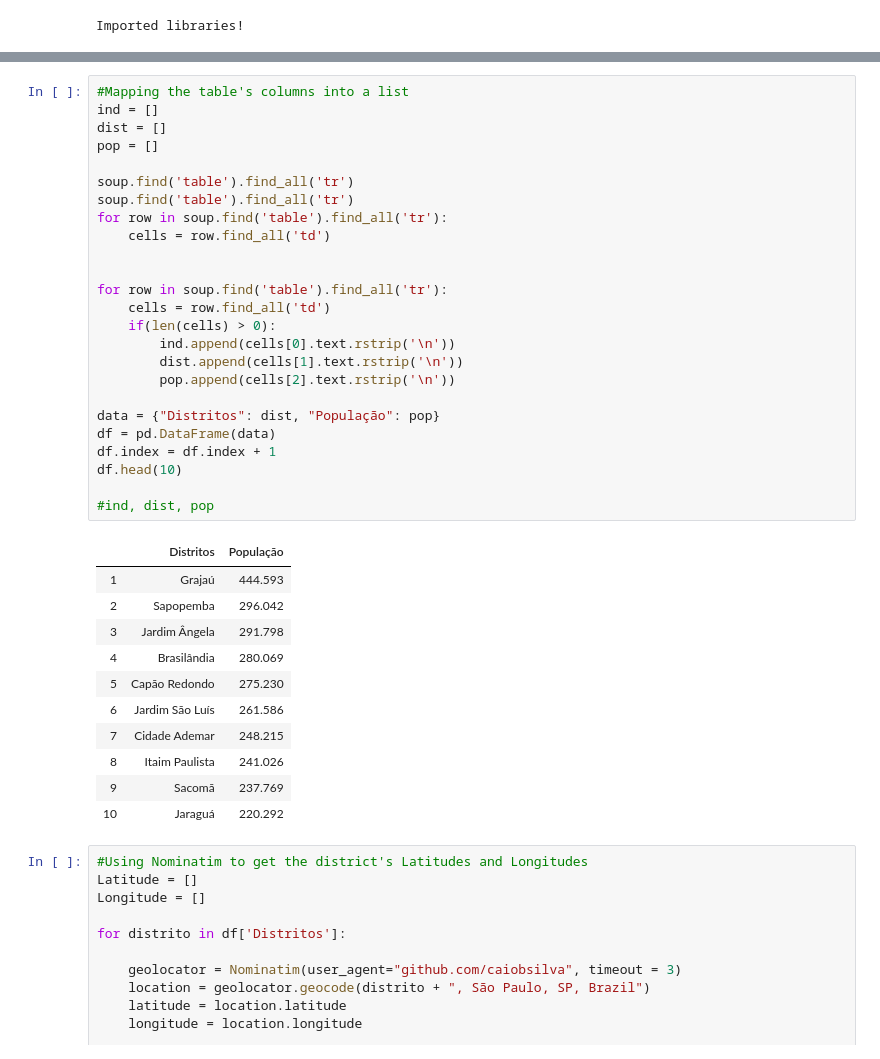
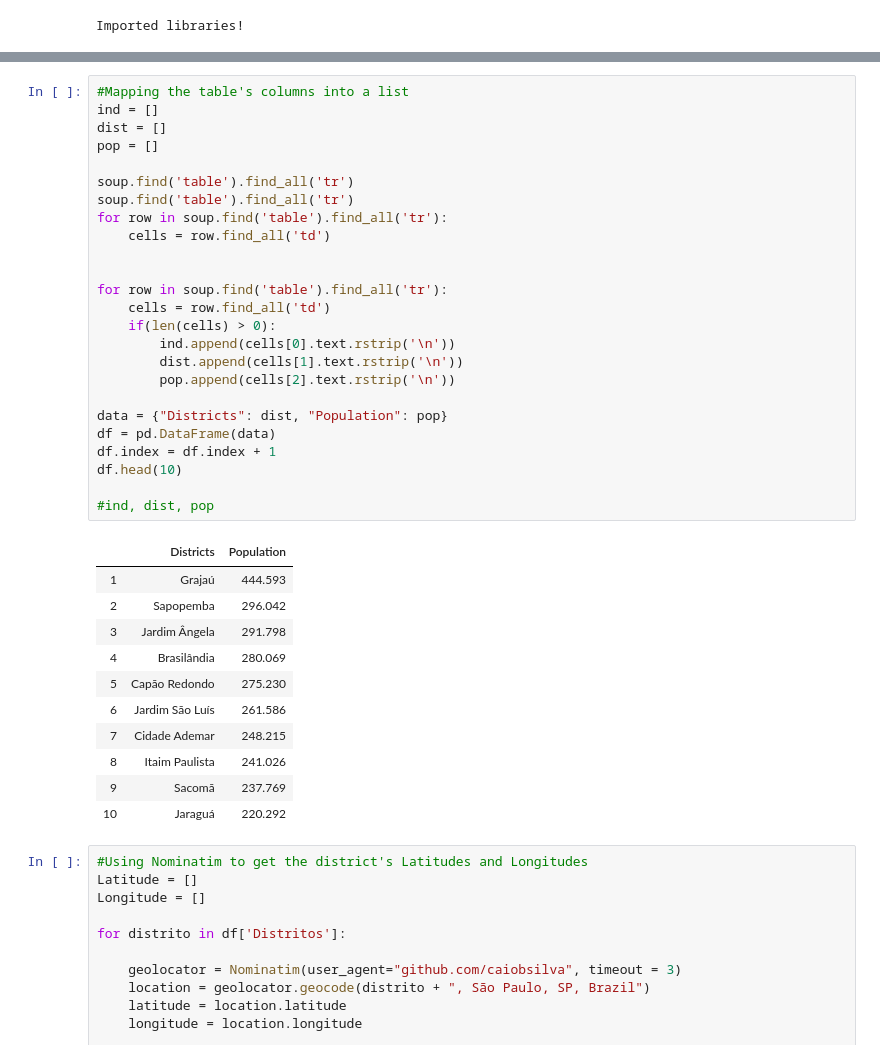
Before and after one commit to caiobsilva/Sao-Paulo.json, a Jupyter notebook: res/saopaulo_districts.ipynb, the cells around one changed output, grey strips where cells are left out. Cells and saved outputs as stored; diff of their text form.

```diff
--- a/res/saopaulo_districts.ipynb
+++ b/res/saopaulo_districts.ipynb
@@ -39,30 +39,30 @@ print(soup.prettify())
 # %%
 #Mapping the table's columns into a list
 ind = []
 dist = []
 pop = []
 
 soup.find('table').find_all('tr')
 soup.find('table').find_all('tr')
 for row in soup.find('table').find_all('tr'):
     cells = row.find_all('td')
 
 
 for row in soup.find('table').find_all('tr'):
     cells = row.find_all('td')
     if(len(cells) > 0):
         ind.append(cells[0].text.rstrip('\n'))
         dist.append(cells[1].text.rstrip('\n'))
         pop.append(cells[2].text.rstrip('\n'))
 
-data = {"Distritos": dist, "População": pop}
+data = {"Districts": dist, "Population": pop}
 df = pd.DataFrame(data)
 df.index = df.index + 1
 df.head(10)
 
 #ind, dist, pop
 # %% [output]
-|  | Distritos | População |
+|  | Districts | Population |
 | 1 | Grajaú | 444.593 |
 | 2 | Sapopemba | 296.042 |
 | 3 | Jardim Ângela | 291.798 |
```
Also changed, not shown: parts of 3 cells of this notebook, 1 other file.
